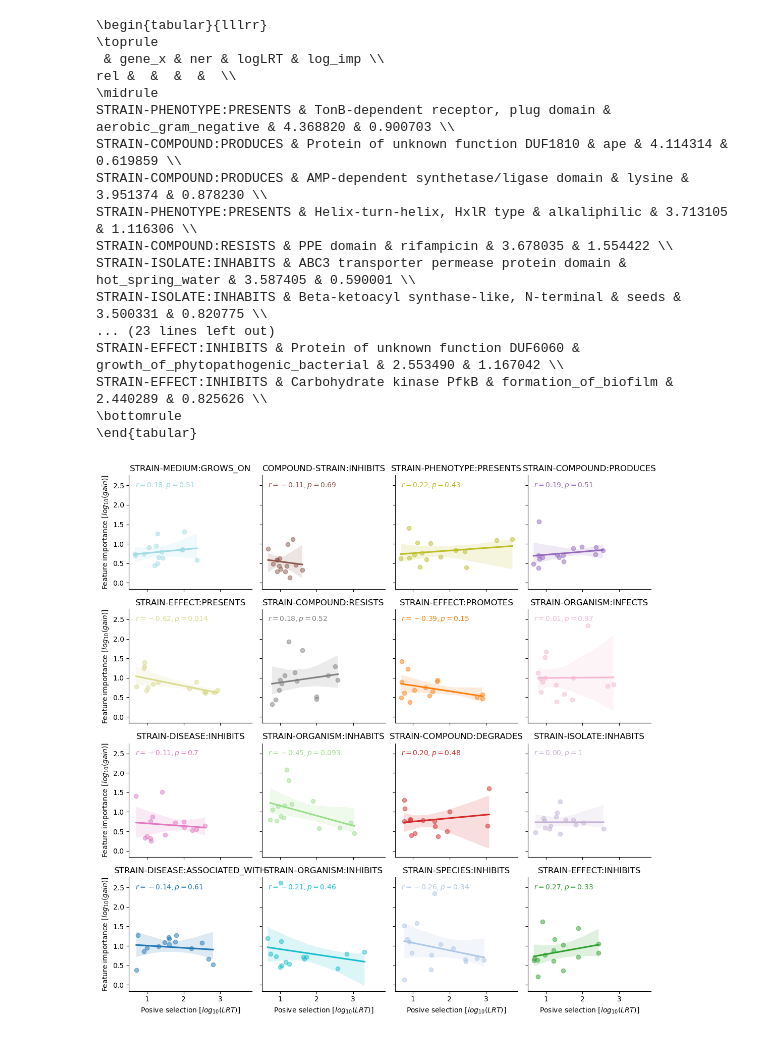
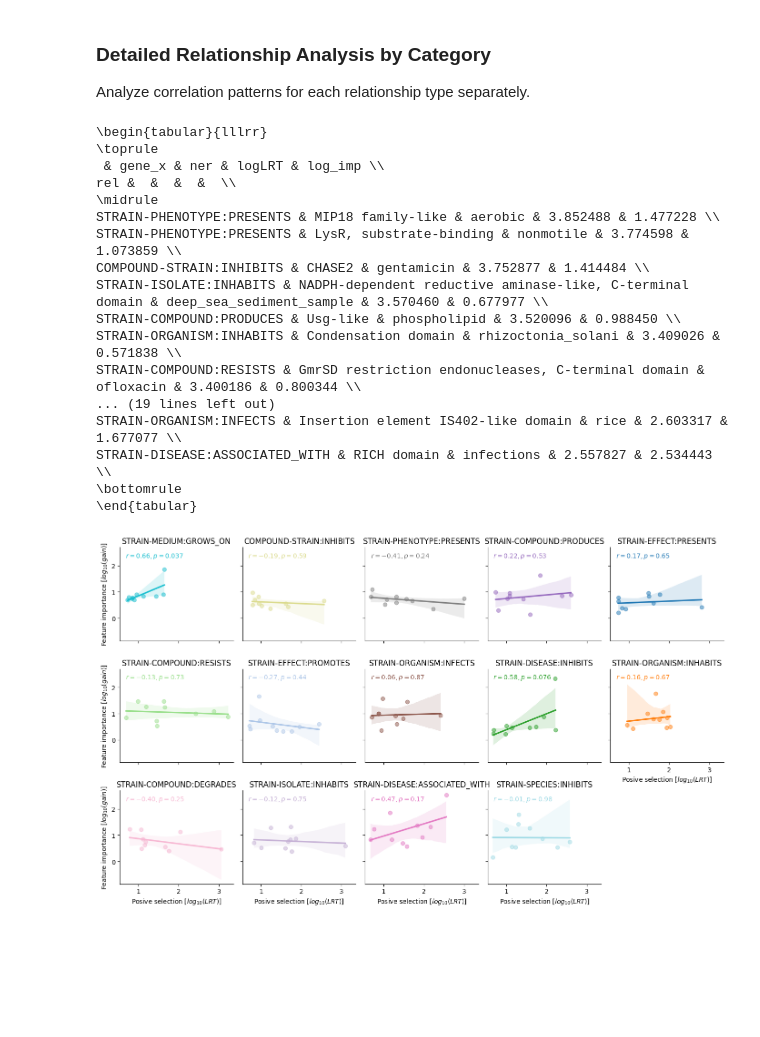
Before and after one commit to danielzmbp/NLP4Pheno, a Jupyter notebook: notebooks/analyze_evolution.ipynb, the cells around one changed output. Cells and saved outputs as stored; diff of their text form; code cells hidden in the pictures; blank space fills up the shorter version.

Commit message:
cleanup evolution notebook

```diff
--- a/notebooks/analyze_evolution.ipynb
+++ b/notebooks/analyze_evolution.ipynb
@@ -17,0 +44,22 @@ dataset = "2009"
+# %%
+# Load evolution data for basic p-value analysis
+jsons_basic = glob(f"{path}/xgboost/seqfiles_{dataset}/*/seq.json")
+
+# Create basic dataframe for p-value distribution analysis
+basic_data = []
+for json_file in tqdm(jsons_basic, desc="Processing JSON files for basic analysis"):
+    folder_name = os.path.basename(os.path.dirname(json_file))
+    try:
+        # Check if the file is not empty
+        if os.path.getsize(json_file) > 0:
+            with open(json_file) as f:
+                json_data = json.load(f)
+                p_value = json_data["test results"]["p-value"]
+                basic_data.append({'name': folder_name, 'p_value': p_value})
+        else:
+            print(f"Skipped empty file: {json_file}")
+    except (json.JSONDecodeError, KeyError) as e:
+        print(f"Error reading file {json_file}: {e}")
+        continue
+
+df_basic = pd.DataFrame(basic_data)
@@ -17,0 +70,17 @@ dataset = "2009"
+# %%
+# Basic imports and setup
+import json
+import pandas as pd
+import os
+from glob import glob
+from tqdm import tqdm
+import numpy as np
+import matplotlib.pyplot as plt
+import seaborn as sns
+
+# Set matplotlib to use Type 42 fonts
+plt.rcParams['pdf.fonttype'] = 42
+plt.rcParams['ps.fonttype'] = 42
+
+path = "../.."
+dataset = "3103"
@@ -18,5 +95,5 @@ dataset = "2009"
 # %%
-jsons = glob(f"{path}/seqfiles_{dataset}/*/seq.json")
+jsons = glob(f"{path}/xgboost/seqfiles_{dataset}/*/seq.json")
 # %%
 data = []
 for json_file in tqdm(jsons, desc="Processing JSON files"):
@@ -374,3 +445,7 @@ plt.savefig('figures/xgboost/feature_importance_vs_positive_selection.pdf', bbox
+# %% [markdown]
+### Detailed Relationship Analysis by Category
+
+Analyze correlation patterns for each relationship type separately.
 # %%
 import pandas as pd
 
@@ -392,16 +467,16 @@ print(top_genes[["gene_x","ner","rel","logLRT","log_imp"]].sort_values("logLRT",
  & gene_x & ner & logLRT & log_imp \\
 rel &  &  &  &  \\
 \midrule
-STRAIN-PHENOTYPE:PRESENTS & TonB-dependent receptor, plug domain & aerobic_gram_negative & 4.368820 & 0.900703 \\
-STRAIN-COMPOUND:PRODUCES & Protein of unknown function DUF1810 & ape & 4.114314 & 0.619859 \\
-STRAIN-COMPOUND:PRODUCES & AMP-dependent synthetase/ligase domain & lysine & 3.951374 & 0.878230 \\
-STRAIN-PHENOTYPE:PRESENTS & Helix-turn-helix, HxlR type & alkaliphilic & 3.713105 & 1.116306 \\
-STRAIN-COMPOUND:RESISTS & PPE domain & rifampicin & 3.678035 & 1.554422 \\
-STRAIN-ISOLATE:INHABITS & ABC3 transporter permease protein domain & hot_spring_water & 3.587405 & 0.590001 \\
-STRAIN-ISOLATE:INHABITS & Beta-ketoacyl synthase-like, N-terminal & seeds & 3.500331 & 0.820775 \\
-... (23 lines left out)
-STRAIN-EFFECT:INHIBITS & Protein of unknown function DUF6060 & growth_of_phytopathogenic_bacterial & 2.553490 & 1.167042 \\
-STRAIN-EFFECT:INHIBITS & Carbohydrate kinase PfkB & formation_of_biofilm & 2.440289 & 0.825626 \\
+STRAIN-PHENOTYPE:PRESENTS & MIP18 family-like & aerobic & 3.852488 & 1.477228 \\
+STRAIN-PHENOTYPE:PRESENTS & LysR, substrate-binding & nonmotile & 3.774598 & 1.073859 \\
+COMPOUND-STRAIN:INHIBITS & CHASE2 & gentamicin & 3.752877 & 1.414484 \\
+STRAIN-ISOLATE:INHABITS & NADPH-dependent reductive aminase-like, C-terminal domain & deep_sea_sediment_sample & 3.570460 & 0.677977 \\
+STRAIN-COMPOUND:PRODUCES & Usg-like & phospholipid & 3.520096 & 0.988450 \\
+STRAIN-ORGANISM:INHABITS & Condensation domain & rhizoctonia_solani & 3.409026 & 0.571838 \\
+STRAIN-COMPOUND:RESISTS & GmrSD restriction endonucleases, C-terminal domain & ofloxacin & 3.400186 & 0.800344 \\
+... (19 lines left out)
+STRAIN-ORGANISM:INFECTS & Insertion element IS402-like domain & rice & 2.603317 & 1.677077 \\
+STRAIN-DISEASE:ASSOCIATED_WITH & RICH domain & infections & 2.557827 & 2.534443 \\
 \bottomrule
 \end{tabular}
 # %%
@@ -415,7 +490,7 @@ import matplotlib.patches as mpatches
 sns.set_palette("Dark2")
 
 # Define the number of samples to use for each category
-SAMPLES_PER_CATEGORY = 15
+SAMPLES_PER_CATEGORY = 10
 
 # Define the desired order for 'rel' categories
 category_order = [
@@ -497,37 +572,37 @@ g = sns.lmplot(
     scatter_kws={"alpha": 0.5},
     col_order=category_order,  # Set column order
     hue_order=category_order,  # Set hue order
-    col_wrap=4,  # Wrap the columns after every 3 plots
+    col_wrap=5,  # Wrap the columns after every 3 plots
     palette=color_map  # Use the color map for the categories
 )
 
 g.set_axis_labels("Posive selection [$log_{10}(LRT)$]", "Feature importance [$log_{10}(gain)$]")
 
 # Add text annotations for each subplot and set titles
 for ax, rel in zip(g.axes.flat, category_order):
     results = regression_results[rel]
 
     if results is not None:  # Only add text if there were valid results
         # Get the color used for the line plot
         line_color = color_map[rel]
 
         # Add text annotations for r and p-value
         ax.text(
             0.05, 0.95,  # X and Y positions (in axis units)
             f'$r = {results["r"]:.2f}, p = {results["p_value"]:.2g}$',
             transform=ax.transAxes,  # Use axis coordinates for positioning
             verticalalignment='top',  # Align text at the top
             color=line_color  # Use the same color as the line
         )
 
     # Set the title of each subplot 1to just the value of 'rel'
     ax.set_title(rel)
 
 plt.tight_layout()
 plt.savefig("figures/xgboost/positive_selection_latest.pdf", bbox_inches="tight")
 plt.show()
 # %% [output]
-[figure, old version]
+[figure, new version]
 # %%
 import numpy as np
 import seaborn as sns
```
Also changed, not shown: parts of 20 cells of this notebook, 1 other file.
